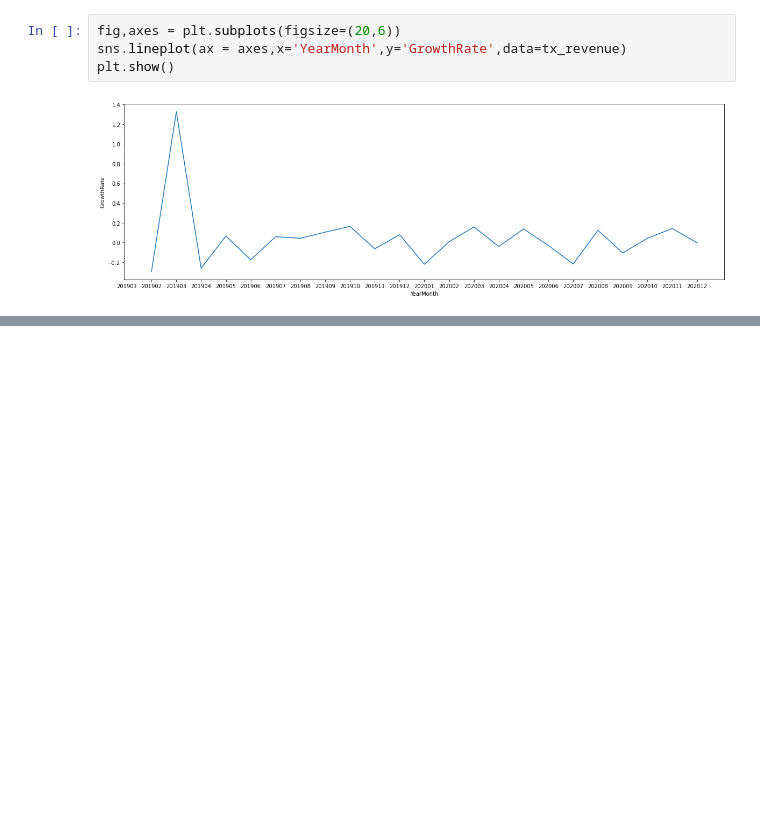
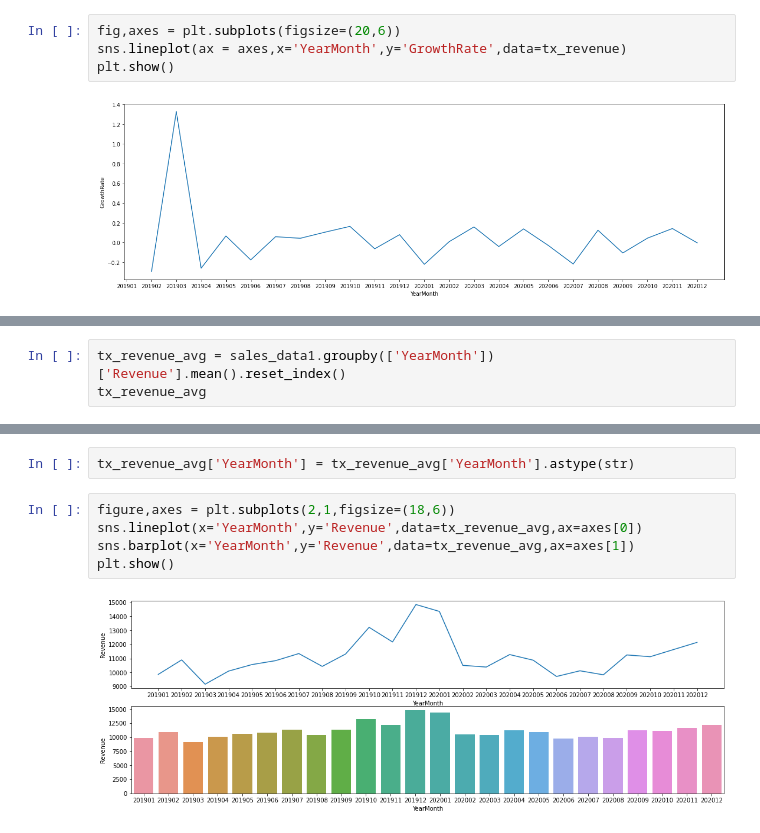
Before and after one commit to 01-slime/EDA, a Jupyter notebook: EDA.ipynb, the cells around one changed output, grey strips where cells are left out. Cells and saved outputs as stored; diff of their text form; blank space fills up the shorter version.

```diff
--- a/EDA.ipynb
+++ b/EDA.ipynb
@@ -608,0 +662,3 @@ plt.show()
+# %%
+tx_revenue_avg = sales_data1.groupby(['YearMonth'])['Revenue'].mean().reset_index()
+tx_revenue_avg
@@ -608,0 +683,9 @@ plt.show()
+# %%
+tx_revenue_avg['YearMonth'] = tx_revenue_avg['YearMonth'].astype(str)
+# %%
+figure,axes = plt.subplots(2,1,figsize=(18,6))
+sns.lineplot(x='YearMonth',y='Revenue',data=tx_revenue_avg,ax=axes[0])
+sns.barplot(x='YearMonth',y='Revenue',data=tx_revenue_avg,ax=axes[1])
+plt.show()
+# %% [output]
+[figure, added]
```
Also changed, not shown: parts of 16 cells of this notebook.
